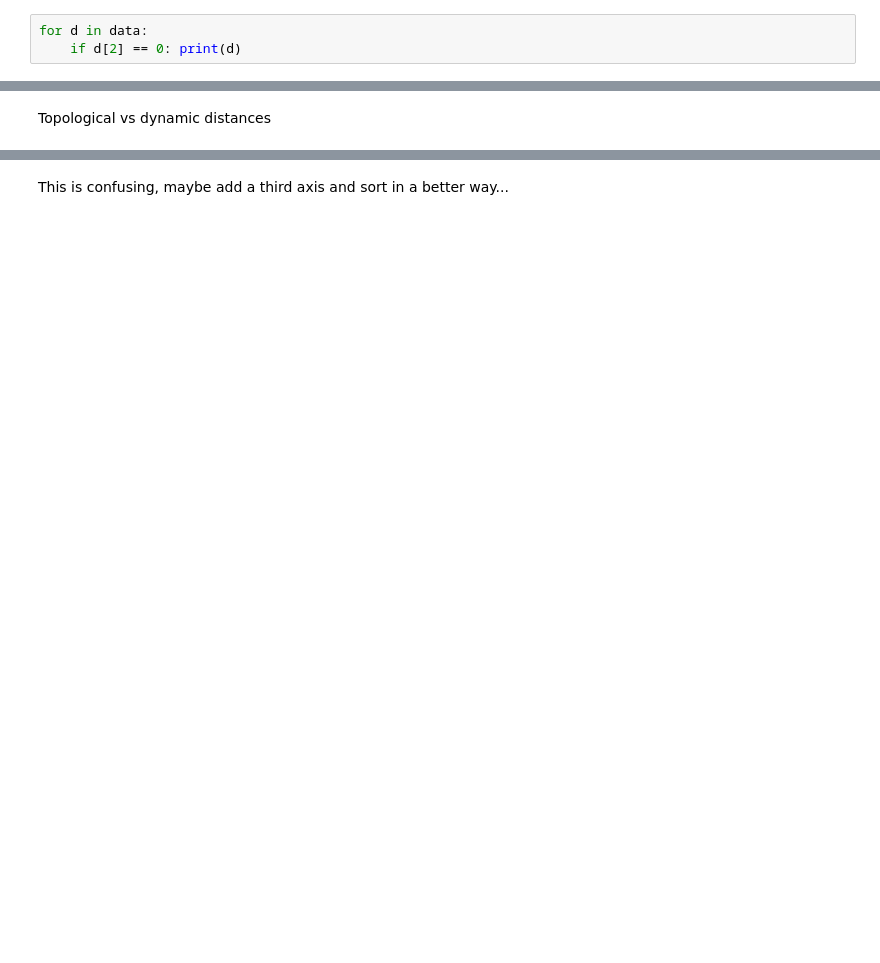
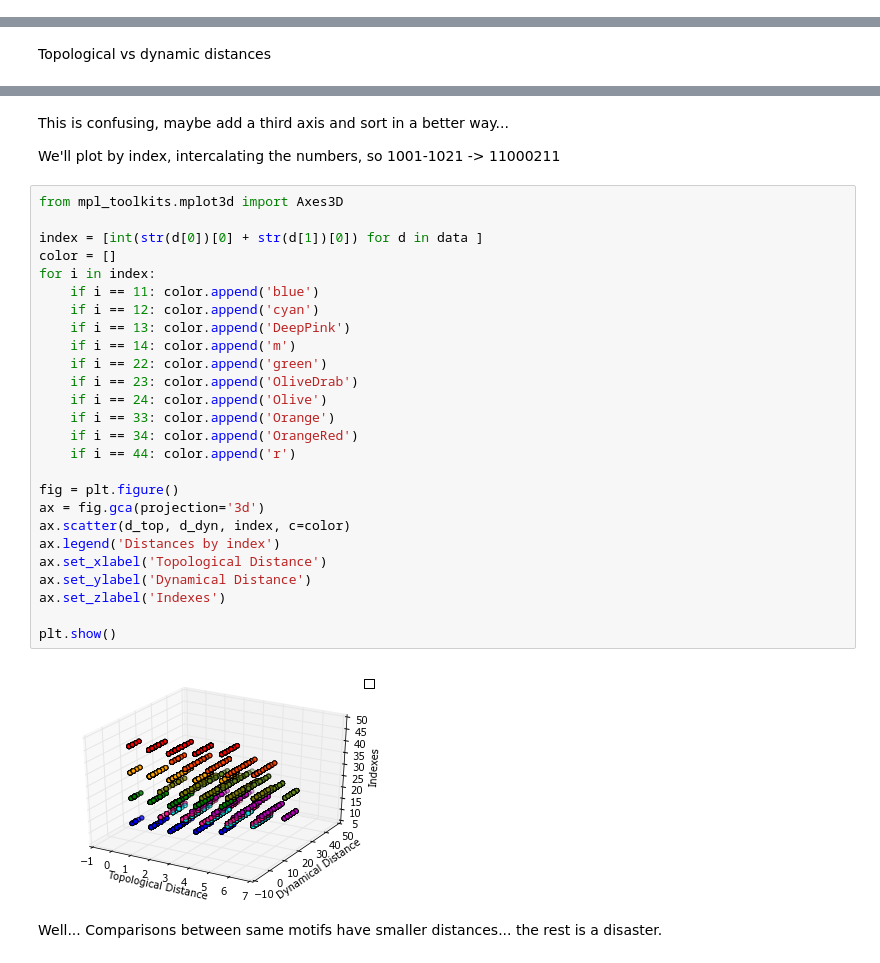
Before and after one commit to mar-esther23/CircuitsAnalyses, a Jupyter notebook: Net of nets.ipynb, the cells around one changed output, grey strips where cells are left out. Cells and saved outputs as stored; diff of their text form; blank space fills up the shorter version.

```diff
--- a/Net of nets.ipynb
+++ b/Net of nets.ipynb
@@ -56,3 +35,0 @@ The network 2001 is:
-# %%
-for d in data:
-    if d[2] == 0: print(d)
@@ -100,2 +61,34 @@ plt.show()
 # %% [markdown]
 This is confusing, maybe add a third axis and sort in a better way...
+
+We'll plot by index, intercalating the numbers, so 1001-1021 -> 11000211
+# %%
+from mpl_toolkits.mplot3d import Axes3D
+
+index = [int(str(d[0])[0] + str(d[1])[0]) for d in data ]
+color = []
+for i in index:
+    if i == 11: color.append('blue')
+    if i == 12: color.append('cyan')
+    if i == 13: color.append('DeepPink')
+    if i == 14: color.append('m')
+    if i == 22: color.append('green')
+    if i == 23: color.append('OliveDrab')
+    if i == 24: color.append('Olive')
+    if i == 33: color.append('Orange')
+    if i == 34: color.append('OrangeRed')
+    if i == 44: color.append('r')
+
+fig = plt.figure()
+ax = fig.gca(projection='3d')
+ax.scatter(d_top, d_dyn, index, c=color)
+ax.legend('Distances by index')
+ax.set_xlabel('Topological Distance')
+ax.set_ylabel('Dynamical Distance')
+ax.set_zlabel('Indexes')
+
+plt.show()
+# %% [output]
+[figure, added]
+# %% [markdown]
+Well... Comparisons between same motifs have smaller distances... the rest is a disaster.
```
Also changed, not shown: parts of 7 cells of this notebook.
